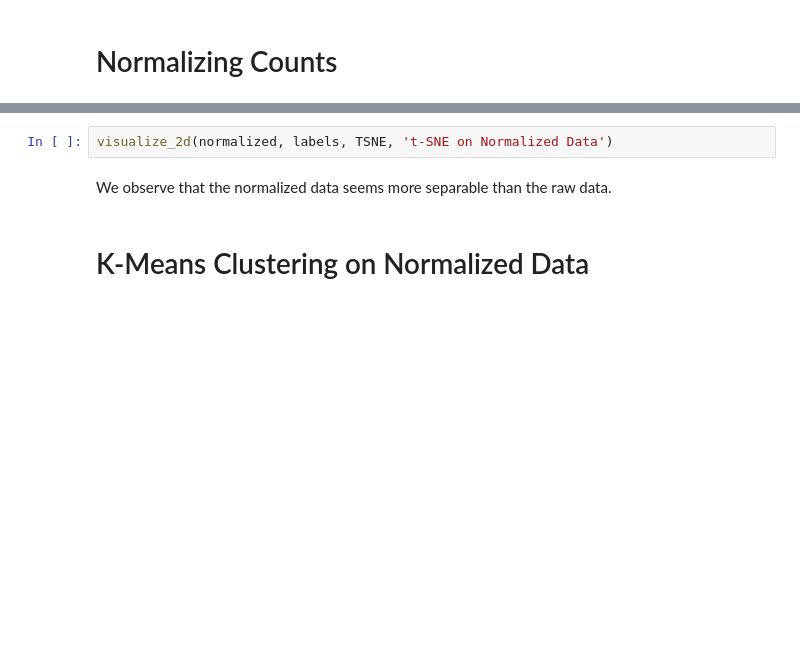
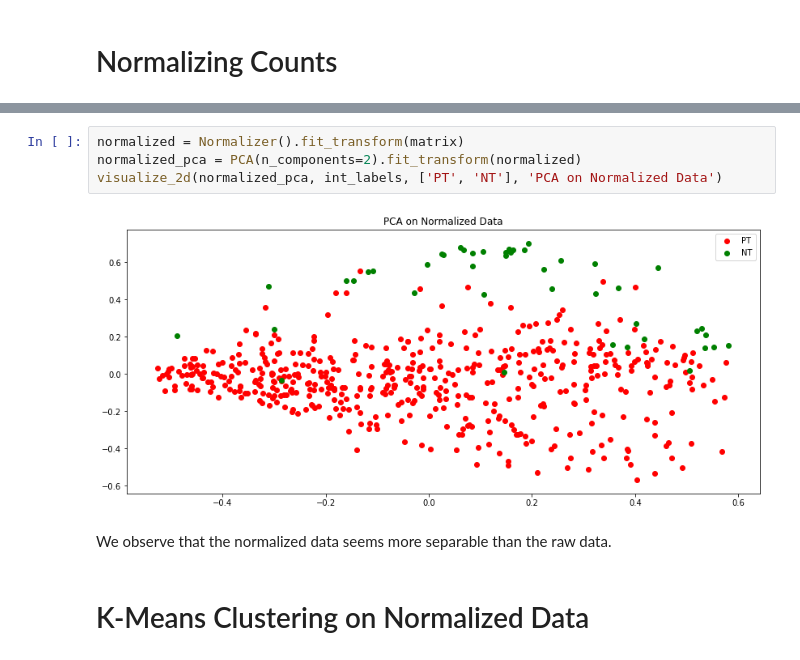
Before and after one commit to RuolinZheng08/cmsc33750-machine-learning-and-cancer, a Jupyter notebook: hw2/hw2.ipynb, the cells around one changed output, grey strips where cells are left out. Saved outputs shown, nothing was run; the diff lists cells and outputs as text; blank space fills up the shorter version.

```diff
--- a/hw2/hw2.ipynb
+++ b/hw2/hw2.ipynb
@@ -157,5 +169,9 @@ visualize_2d(normalized, labels, PCA, 'PCA on Normalized Data')
-# %%
-visualize_2d(normalized, labels, TSNE, 't-SNE on Normalized Data')
+# %%
+normalized = Normalizer().fit_transform(matrix)
+normalized_pca = PCA(n_components=2).fit_transform(normalized)
+visualize_2d(normalized_pca, int_labels, ['PT', 'NT'], 'PCA on Normalized Data')
+# %% [output]
+[figure, added]
 # %% [markdown]
 We observe that the normalized data seems more separable than the raw data.
 # %% [markdown]
```
Also changed, not shown: parts of 19 cells of this notebook.
